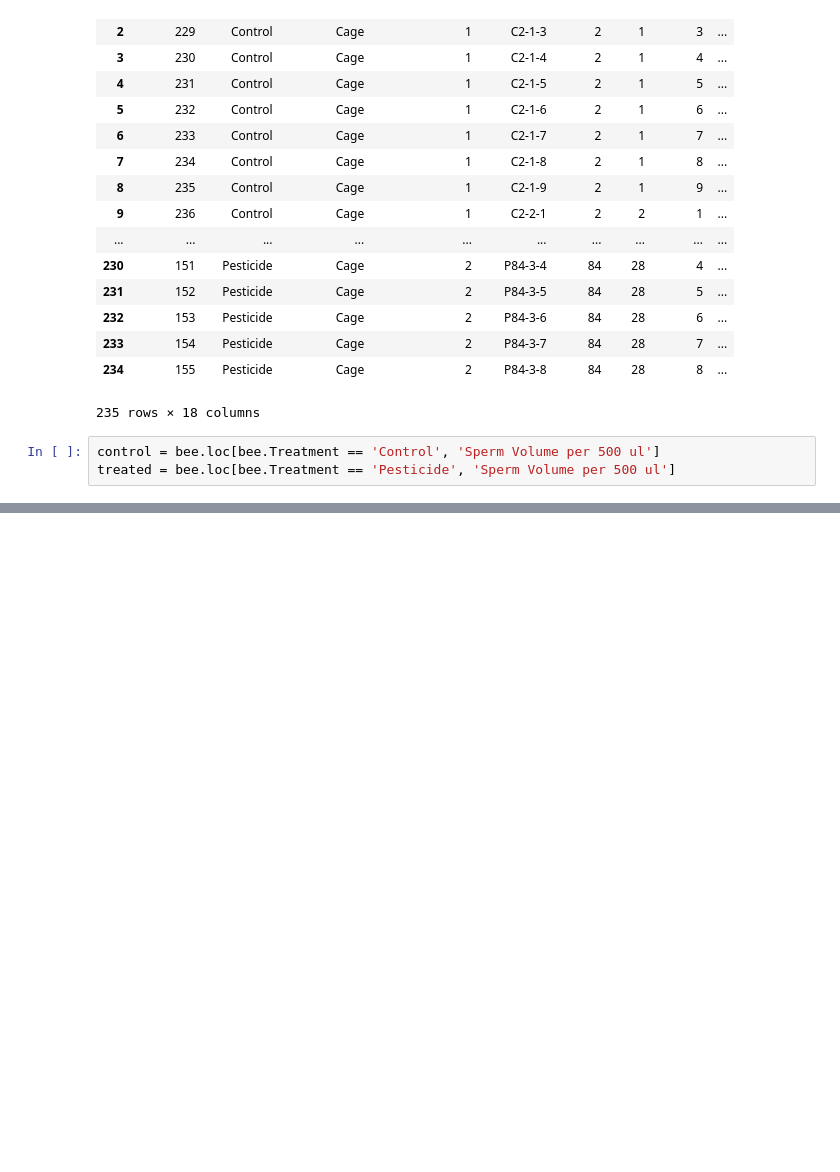
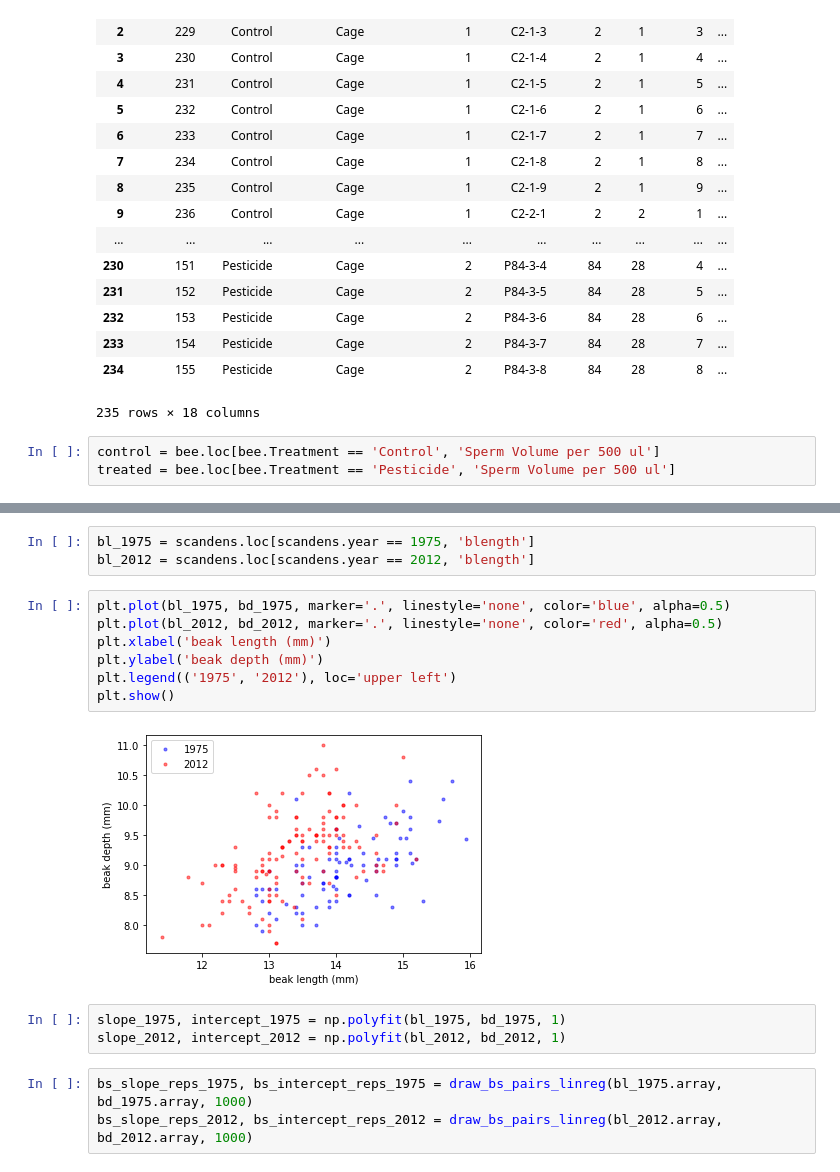
Before and after one commit to thap/python_basics_to_advanced, a Jupyter notebook: statistical_thinking_2/statistical_thinking_2.ipynb, the cells around one changed output, grey strips where cells are left out. Cells and saved outputs as stored; diff of their text form; blank space fills up the shorter version.

```diff
--- a/statistical_thinking_2/statistical_thinking_2.ipynb
+++ b/statistical_thinking_2/statistical_thinking_2.ipynb
@@ -716,0 +919,18 @@ plt.xlabel('millions of alive sperms per half mL)
+# %%
+bl_1975 = scandens.loc[scandens.year == 1975, 'blength']
+bl_2012 = scandens.loc[scandens.year == 2012, 'blength']
+# %%
+plt.plot(bl_1975, bd_1975, marker='.', linestyle='none', color='blue', alpha=0.5)
+plt.plot(bl_2012, bd_2012, marker='.', linestyle='none', color='red', alpha=0.5)
+plt.xlabel('beak length (mm)')
+plt.ylabel('beak depth (mm)')
+plt.legend(('1975', '2012'), loc='upper left')
+plt.show()
+# %% [output]
+[figure, added]
+# %%
+slope_1975, intercept_1975 = np.polyfit(bl_1975, bd_1975, 1)
+slope_2012, intercept_2012 = np.polyfit(bl_2012, bd_2012, 1)
+# %%
+bs_slope_reps_1975, bs_intercept_reps_1975 = draw_bs_pairs_linreg(bl_1975.array, bd_1975.array, 1000)
+bs_slope_reps_2012, bs_intercept_reps_2012 = draw_bs_pairs_linreg(bl_2012.array, bd_2012.array, 1000)
```
Also changed, not shown: parts of 58 cells of this notebook.
